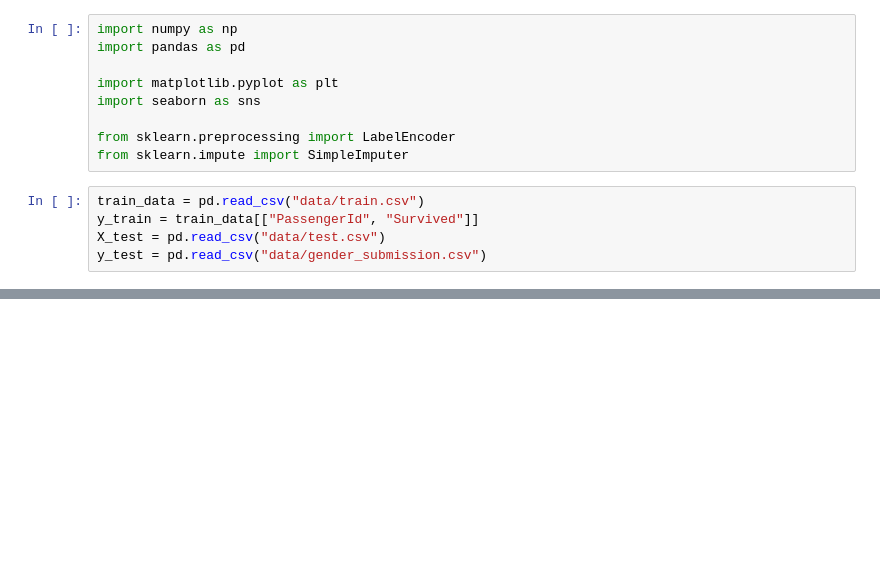
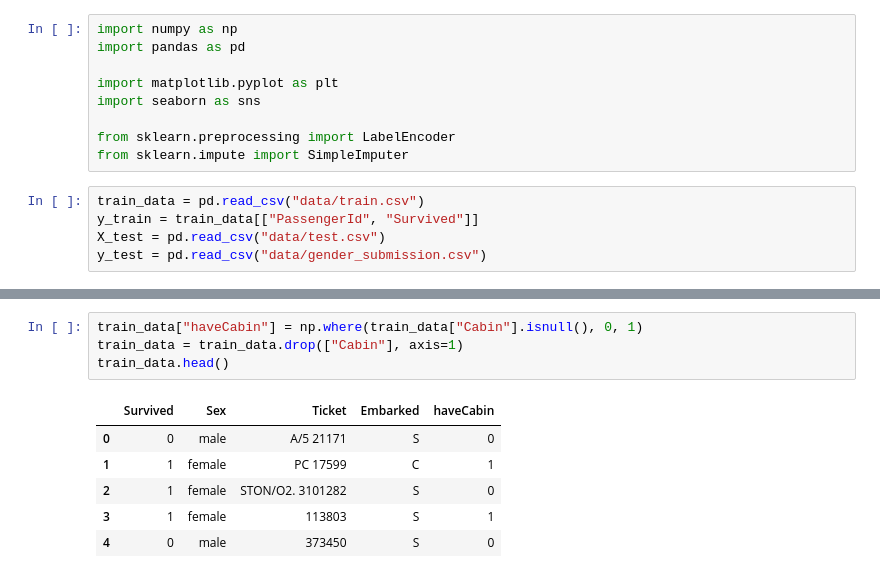
Before and after one commit to MLOutlier/titanic, a Jupyter notebook: cat_features.ipynb, the cells around one changed output, grey strips where cells are left out. Cells and saved outputs as stored; diff of their text form; blank space fills up the shorter version.

```diff
--- a/cat_features.ipynb
+++ b/cat_features.ipynb
@@ -35,0 +58,11 @@ train_data.head()
+# %%
+train_data["haveCabin"] = np.where(train_data["Cabin"].isnull(), 0, 1)
+train_data = train_data.drop(["Cabin"], axis=1)
+train_data.head()
+# %% [output]
+|  | Survived | Sex | Ticket | Embarked | haveCabin |
+| 0 | 0 | male | A/5 21171 | S | 0 |
+| 1 | 1 | female | PC 17599 | C | 1 |
+| 2 | 1 | female | STON/O2. 3101282 | S | 0 |
+| 3 | 1 | female | 113803 | S | 1 |
+| 4 | 0 | male | 373450 | S | 0 |
```
Also changed, not shown: parts of 8 cells of this notebook.
